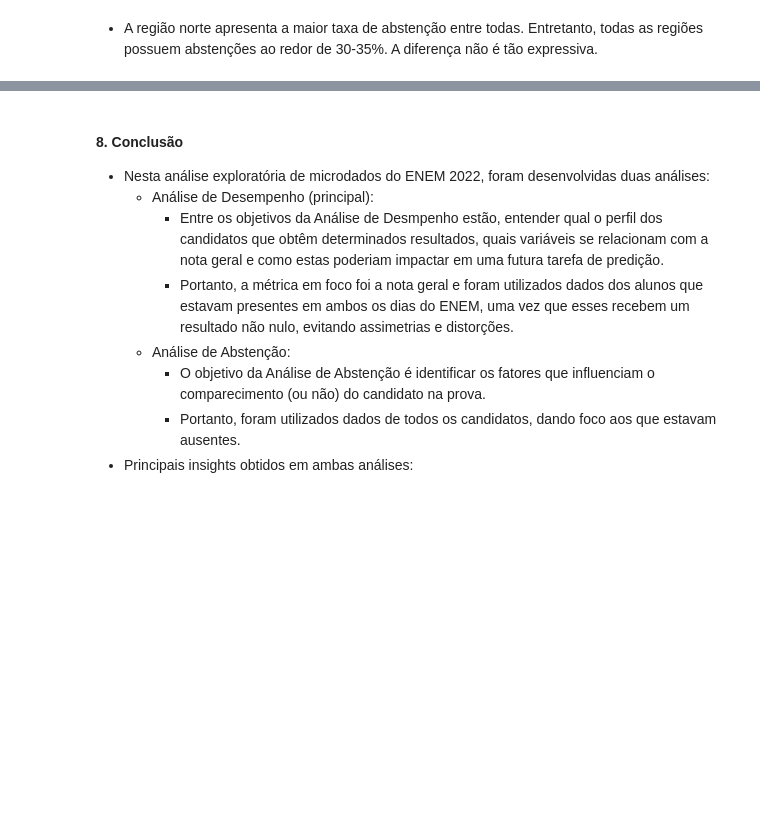
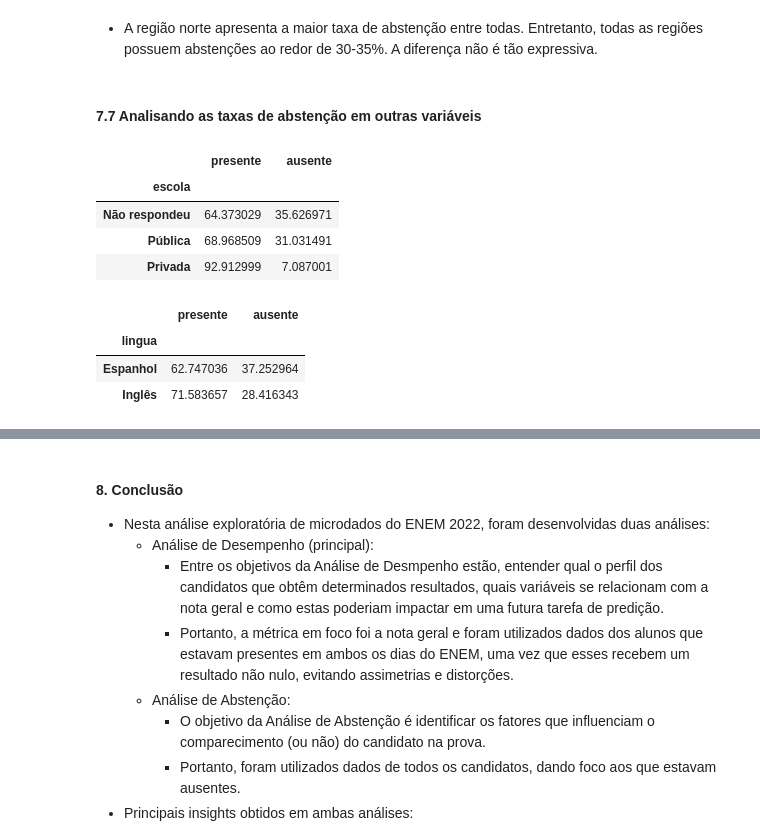
Before and after one commit to allmeidaapedro/Enem-Analysis, a Jupyter notebook: notebooks/2_eda.ipynb, the cells around one changed output, grey strips where cells are left out. Cells and saved outputs as stored; diff of their text form; code cells hidden in the pictures; blank space fills up the shorter version.

Commit message:
Finaliza modelagem de abstenção

```diff
--- a/notebooks/2_eda.ipynb
+++ b/notebooks/2_eda.ipynb
@@ -1292,3 +1305,24 @@ plt.show()
 [figure]
 # %% [markdown]
 - A região norte apresenta a maior taxa de abstenção entre todas. Entretanto, todas as regiões possuem abstenções ao redor de 30-35%. A diferença não é tão expressiva.
+# %% [markdown]
+#### 7.7 Analisando as taxas de abstenção em outras variáveis
+# %%
+school_absent = absent_df.groupby(['escola'])[['presente']].mean() * 100
+school_absent['ausente'] = (100 - school_absent['presente'])
+school_absent.sort_values(by=['ausente'], ascending=False)
+# %% [output]
+|  | presente | ausente |
+| escola |  |  |
+| Não respondeu | 64.373029 | 35.626971 |
+| Pública | 68.968509 | 31.031491 |
+| Privada | 92.912999 | 7.087001 |
+# %%
+language_absent = absent_df.groupby(['lingua'])[['presente']].mean() * 100
+language_absent['ausente'] = (100 - language_absent['presente'])
+language_absent.sort_values(by=['ausente'], ascending=False)
+# %% [output]
+|  | presente | ausente |
+| lingua |  |  |
+| Espanhol | 62.747036 | 37.252964 |
+| Inglês | 71.583657 | 28.416343 |
```
Also changed, not shown: parts of 15 cells of this notebook, 3 other files.
